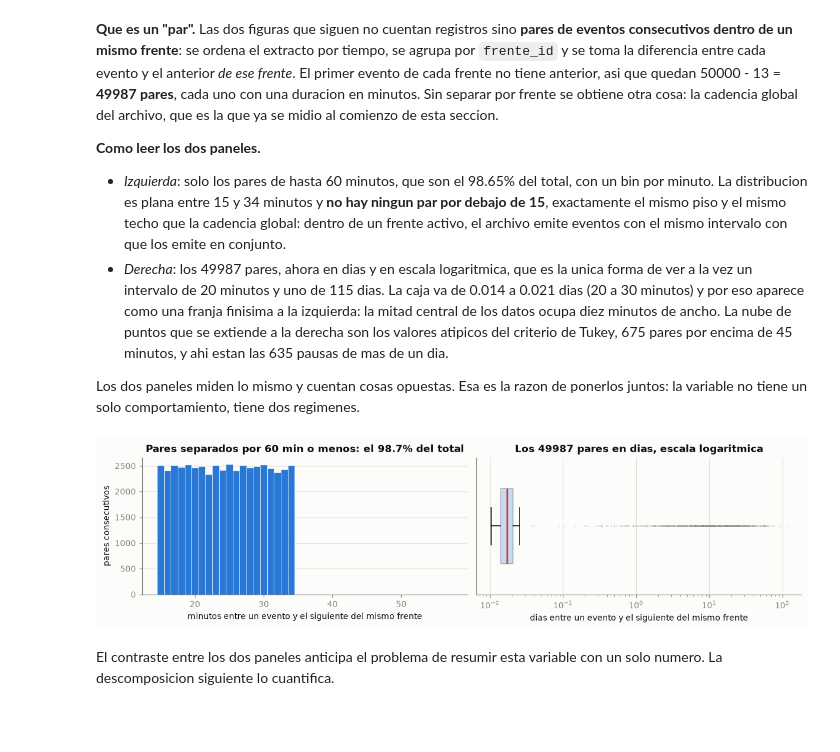
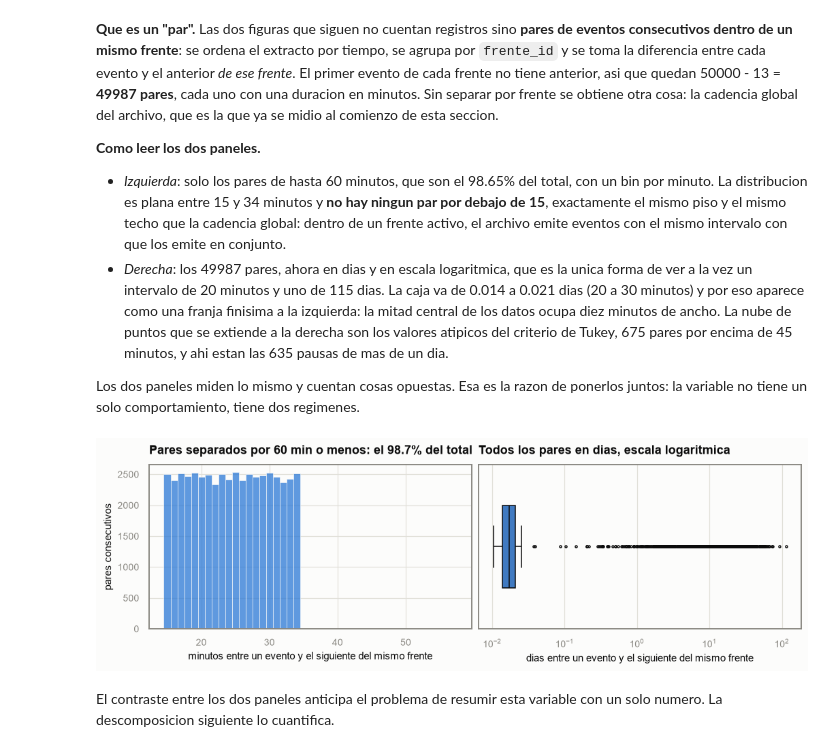
Before and after one commit to amadorcallelo-bee/repositorio-ds-mine, a Jupyter notebook: modulo_a/exploration/eda_opus.ipynb, the cells around one changed output. Saved outputs shown, nothing was run; the diff lists cells and outputs as text; code cells hidden in the pictures; blank space fills up the shorter version.

```diff
--- a/modulo_a/exploration/eda_opus.ipynb
+++ b/modulo_a/exploration/eda_opus.ipynb
@@ -572,0 +980,17 @@ plt.show()
+# %%
+ts = df["ts_opus_utc"]
+span_meses = (ts.max() - ts.min()).days / 30.44
+print(f"inicio : {ts.min()}")
+print(f"fin    : {ts.max()}")
+print(f"span   : {span_meses:.1f} meses  (el enunciado describe 18)")
+
+huecos = extracto.cadencia_por_frente()
+print()
+print("intervalo entre eventos del mismo frente (minutos):")
+print(huecos.describe(percentiles=[0.25, 0.5, 0.75, 0.95]).round(1).to_string())
+print()
+print("huecos de mas de 7 dias dentro de un frente:", int((huecos > 7 * 1440).sum()))
+actividad = extracto.actividad_por_frente_y_mes()
+meses_vacios = (actividad == 0).sum(axis=1)
+print(f"meses sin registros por frente: de {meses_vacios.min()} a {meses_vacios.max()}"
+      f" sobre {actividad.shape[1]} meses cubiertos")
@@ -593,31 +1042,11 @@ archivo, que es la que ya se midio al comienzo de esta seccion.
 
 Los dos paneles miden lo mismo y cuentan cosas opuestas. Esa es la razon de ponerlos juntos: la
 variable no tiene un solo comportamiento, tiene dos regimenes.
-# %%
-huecos = gaps.dropna()
-
-fig, axes = plt.subplots(1, 2, figsize=(11, 3.0))
-cortos = huecos[huecos <= 60]
-axes[0].hist(cortos, bins=np.arange(cortos.min() - 0.5, cortos.max() + 1.5, 1),
-             color=SERIES[0], edgecolor=SURFACE, linewidth=0.4)
-axes[0].set_title("Pares separados por 60 min o menos: el 98.7% del total")
-axes[0].set_xlabel("minutos entre un evento y el siguiente del mismo frente")
-axes[0].set_ylabel("pares consecutivos")
-axes[0].grid(axis="y")
-axes[0].set_axisbelow(True)
-
-axes[1].boxplot(huecos / 1440, **BOX_STYLE)
-axes[1].set_xscale("log")
-axes[1].set_yticks([])
-axes[1].set_title("Los 49987 pares en dias, escala logaritmica")
-axes[1].set_xlabel("dias entre un evento y el siguiente del mismo frente")
-axes[1].grid(axis="x")
-axes[1].set_axisbelow(True)
-
-plt.tight_layout()
-plt.show()
-# %% [output]
-[figure, removed]
+# %%
+cortos = huecos[huecos <= 60]
+graficos.paneles_intervalo(cortos, huecos / 1440)
+# %% [output]
+[figure, added]
 # %% [markdown]
 El contraste entre los dos paneles anticipa el problema de resumir esta variable con un solo
 numero. La descomposicion siguiente lo cuantifica.
```
Also changed, not shown: parts of 103 cells of this notebook.
